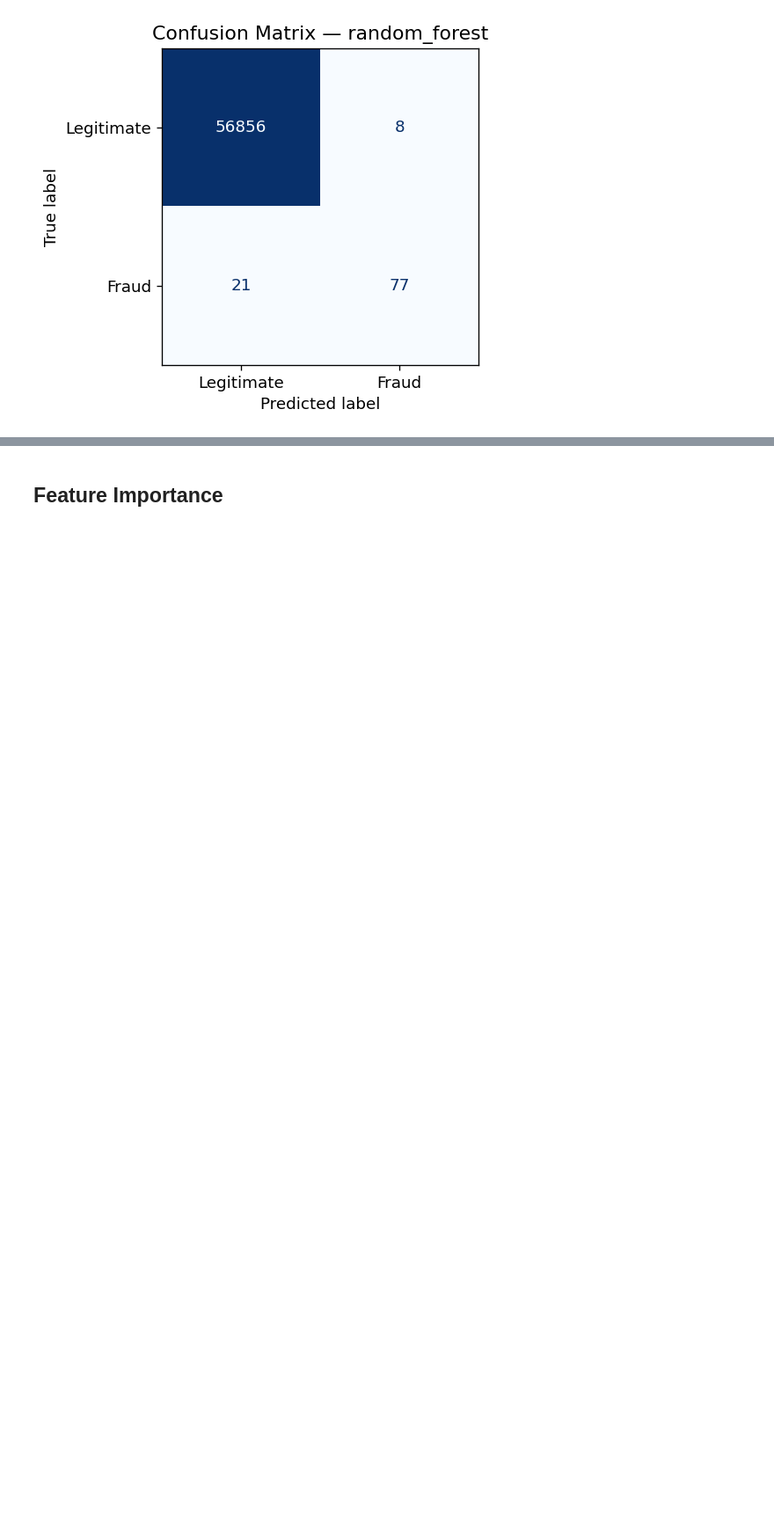
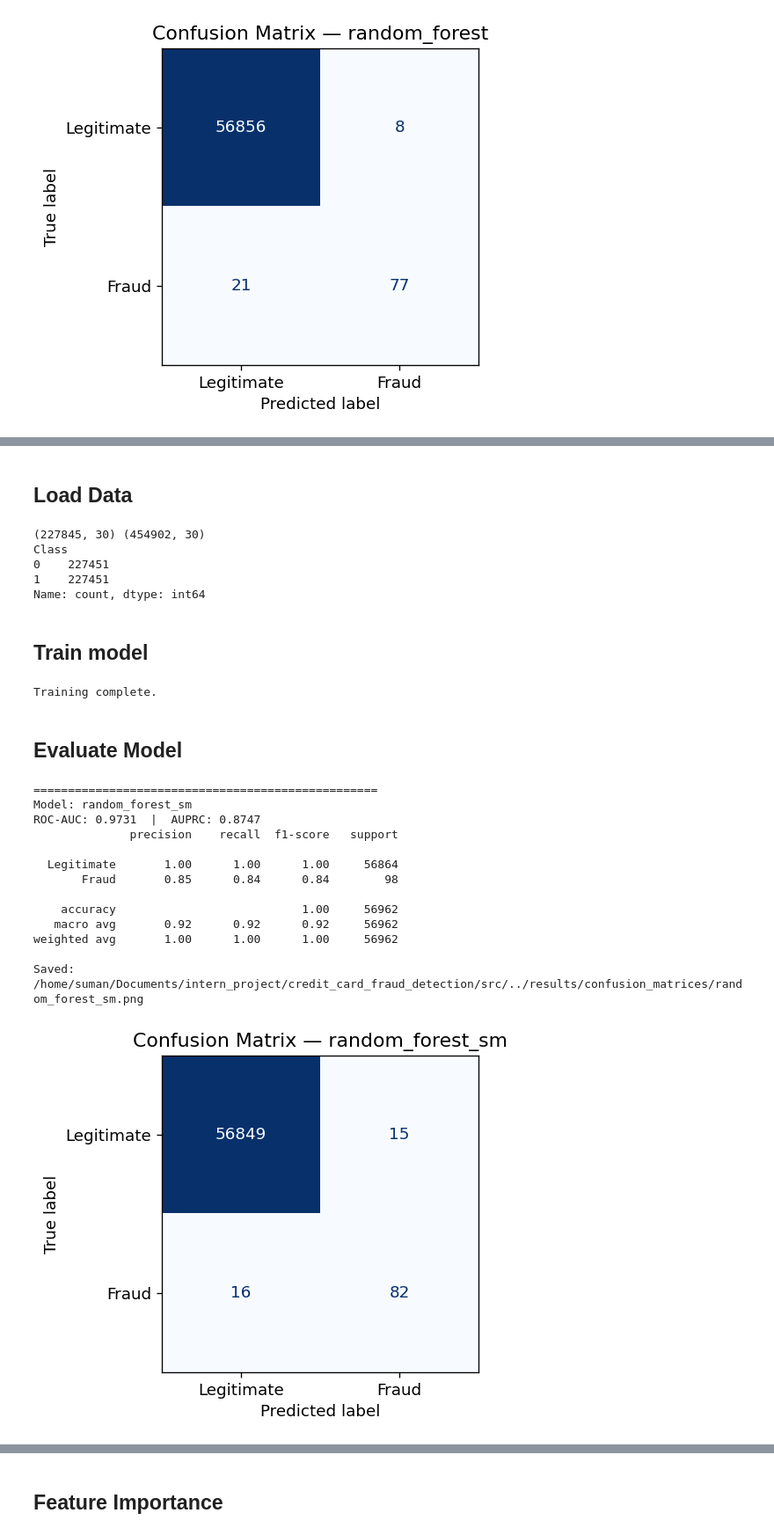
Before and after one commit to SumanAch10/credit_card_fraud_detection, a Jupyter notebook: notebooks/06_random_forest.ipynb, the cells around one changed output, grey strips where cells are left out. Shown at 88% size. Saved outputs shown, nothing was run; the diff lists cells and outputs as text; code cells hidden in the pictures; blank space fills up the shorter version.

```diff
--- a/notebooks/06_random_forest.ipynb
+++ b/notebooks/06_random_forest.ipynb
@@ -52,0 +55,40 @@ Saved: /home/suman/Documents/intern_project/credit_card_fraud_detection/src/../r
+# %% [markdown]
+## Load Data
+# %%
+
+X_train_sm,y_train_sm = load_processed_sm()
+print(X_train.shape, X_train_sm.shape)
+print(y_train_sm.value_counts())
+# %% [output]
+(227845, 30) (454902, 30)
+Class
+0    227451
+1    227451
+Name: count, dtype: int64
+# %% [markdown]
+## Train model
+# %%
+model_sm = train_random_forest_sm(X_train = X_train_sm, y_train = y_train_sm, n_estimators=100)
+print('Training complete.')
+# %% [output]
+Training complete.
+# %% [markdown]
+## Evaluate Model
+# %%
+result_sm = evaluate_model(model_sm, X_test, y_test, 'random_forest_sm')
+plot_confusion_matrix(result_sm['confusion_matrix'], 'random_forest_sm')
+# %% [output]
+==================================================
+Model: random_forest_sm
+ROC-AUC: 0.9731  |  AUPRC: 0.8747
+              precision    recall  f1-score   support
+
+  Legitimate       1.00      1.00      1.00     56864
+       Fraud       0.85      0.84      0.84        98
+
+    accuracy                           1.00     56962
+   macro avg       0.92      0.92      0.92     56962
+weighted avg       1.00      1.00      1.00     56962
+
+Saved: /home/suman/Documents/intern_project/credit_card_fraud_detection/src/../results/confusion_matrices/random_forest_sm.png
+[figure, added]
```
Also changed, not shown: parts of 6 cells of this notebook.
